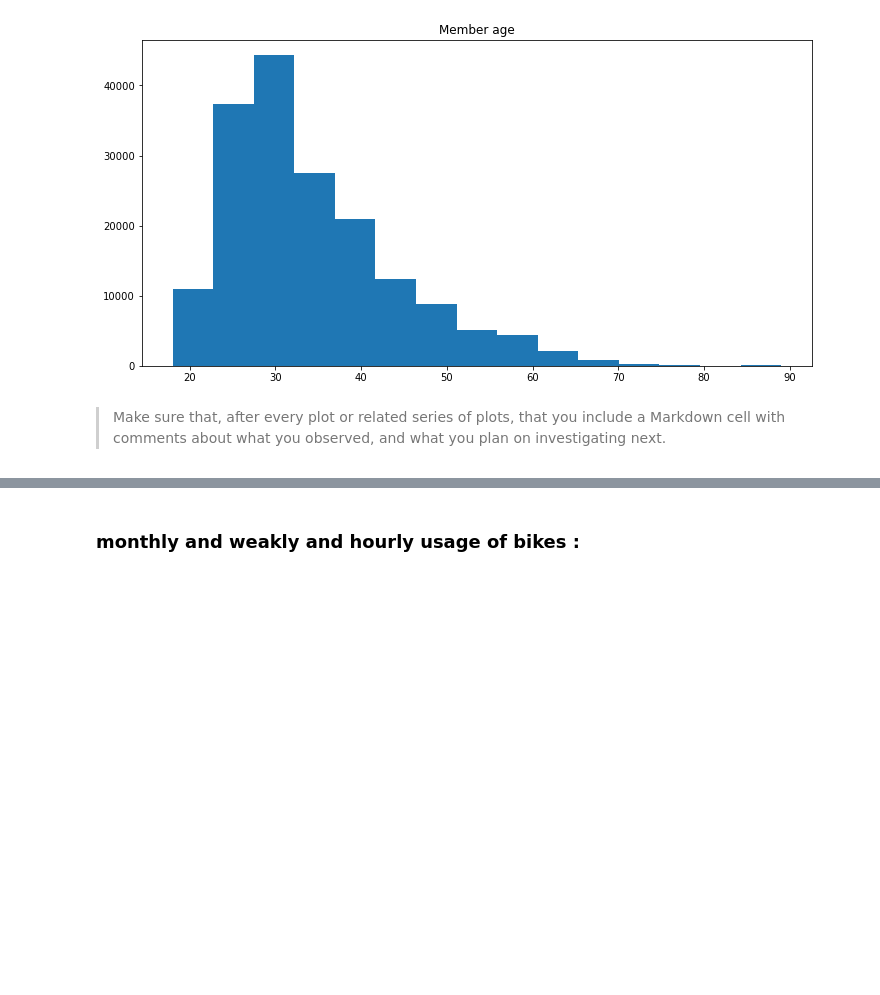
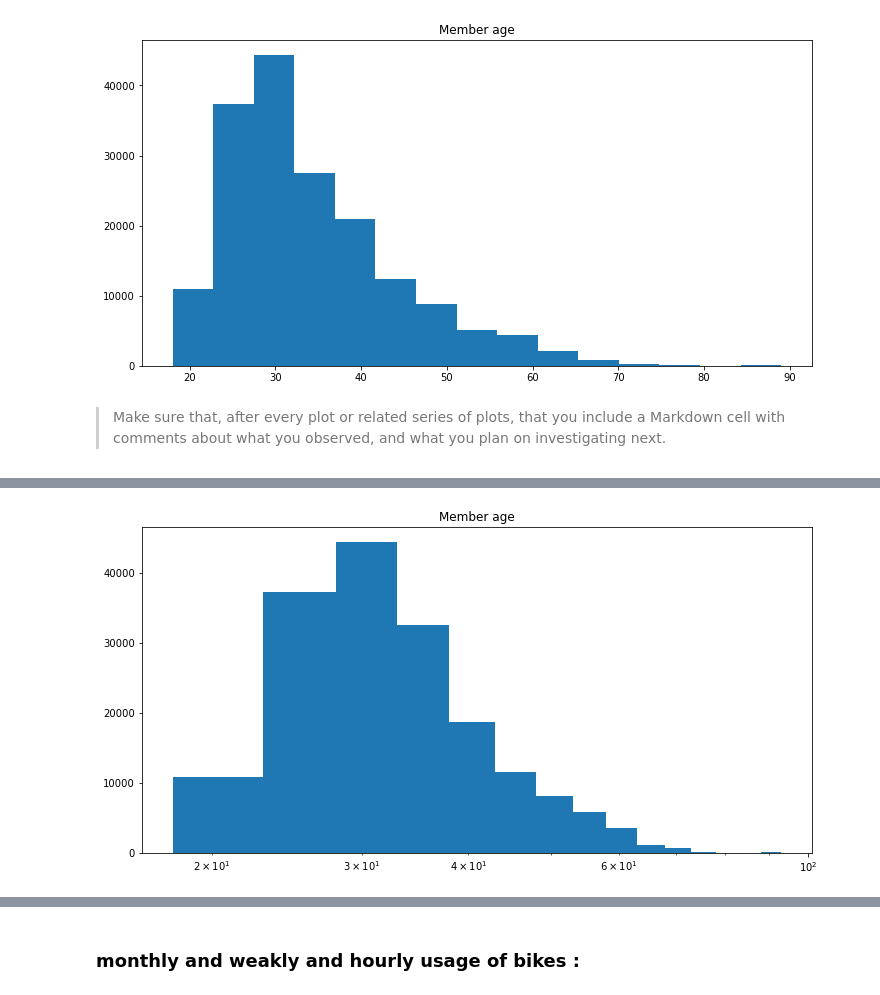
Before and after one commit to Theabdelkader/Communicate-Data-Findings-Ford-GoBike-System, a Jupyter notebook: exploration_template.ipynb, the cells around one changed output, grey strips where cells are left out. Saved outputs shown, nothing was run; the diff lists cells and outputs as text; code cells hidden in the pictures; blank space fills up the shorter version.

```diff
--- a/exploration_template.ipynb
+++ b/exploration_template.ipynb
@@ -321,0 +341,11 @@ you plan on investigating next.
+# %%
+# Adding bins as in Univariant lesson class no 13 Scales and Transformations
+bin_size = 5
+bins = np.arange(df.Age.min(),df.Age.max() + bin_size, bin_size)
+plt.figure(figsize=(12,6))
+plt.hist(df['Age'],bins = bins);
+plt.title('Member age');
+plt.xscale('log');
+# as we see it became more normalized
+# %% [output]
+[figure, added]
```
Also changed, not shown: parts of 12 cells of this notebook.
